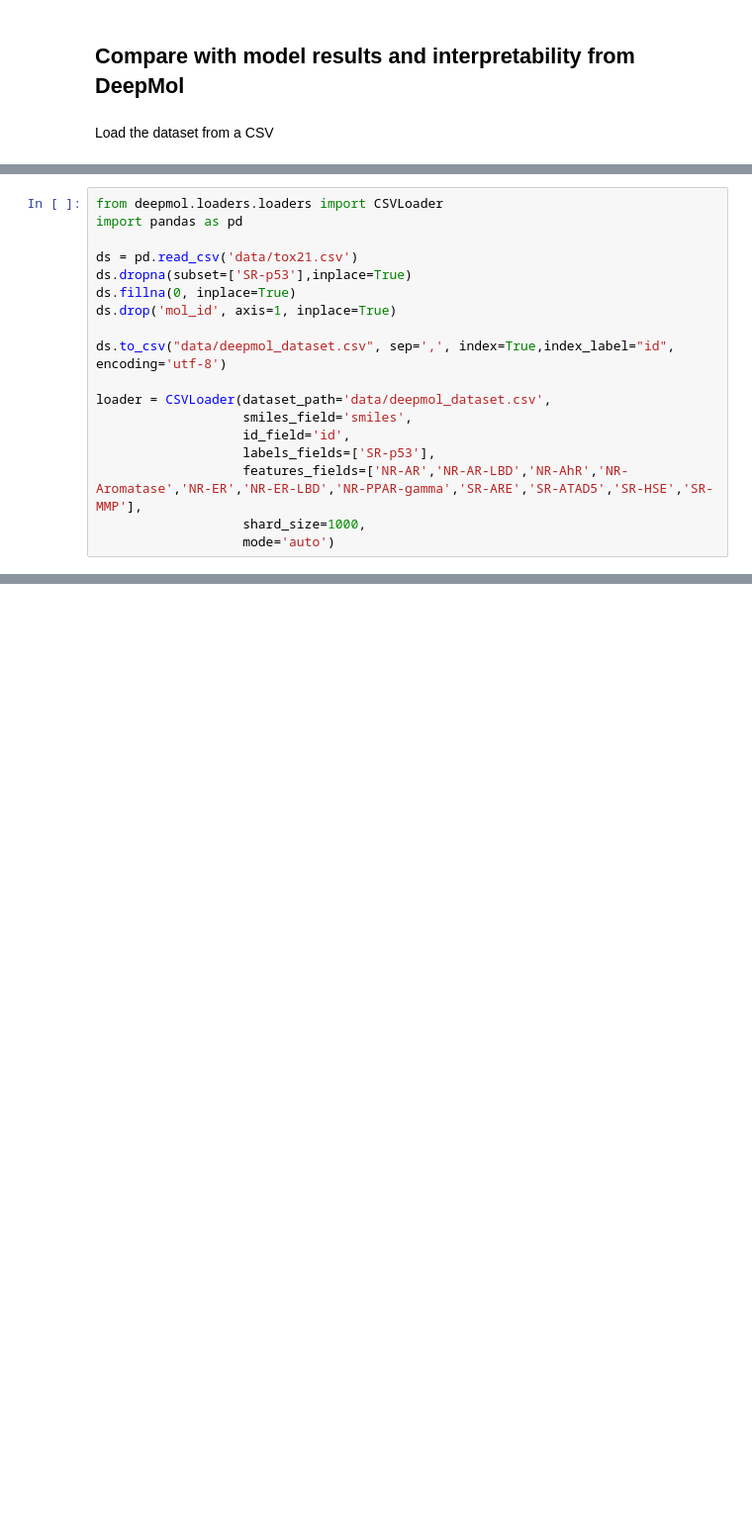
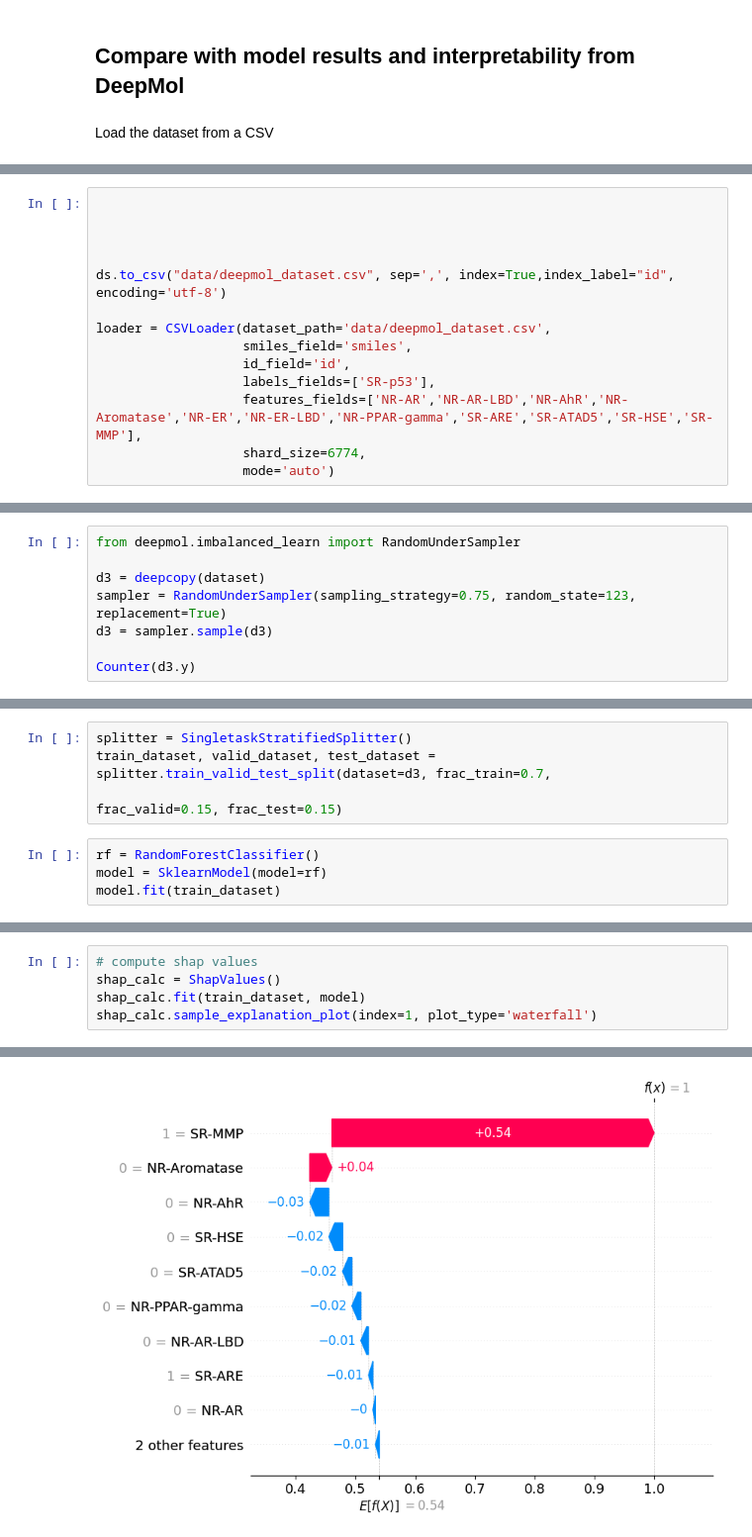
Before and after one commit to BernardGeorges/ProjetoAP, a Jupyter notebook: deepmol.ipynb, the cells around one changed output, grey strips where cells are left out. Shown at 99% size. Cells and saved outputs as stored; diff of their text form; blank space fills up the shorter version.

```diff
--- a/deepmol.ipynb
+++ b/deepmol.ipynb
@@ -5,11 +27,7 @@ Load the dataset from a CSV
 # %%
-from deepmol.loaders.loaders import CSVLoader
-import pandas as pd
 
-ds = pd.read_csv('data/tox21.csv')
-ds.dropna(subset=['SR-p53'],inplace=True)
-ds.fillna(0, inplace=True)
-ds.drop('mol_id', axis=1, inplace=True)
+
+
 
 ds.to_csv("data/deepmol_dataset.csv", sep=',', index=True,index_label="id", encoding='utf-8')
 
@@ -18,7 +36,7 @@ loader = CSVLoader(dataset_path='data/deepmol_dataset.csv',
                    id_field='id',
                    labels_fields=['SR-p53'],
                    features_fields=['NR-AR','NR-AR-LBD','NR-AhR','NR-Aromatase','NR-ER','NR-ER-LBD','NR-PPAR-gamma','SR-ARE','SR-ATAD5','SR-HSE','SR-MMP'],
-                   shard_size=1000,
+                   shard_size=6774,
                    mode='auto')
 # %%
 dataset = loader.create_dataset()
@@ -31,0 +55,8 @@ dataset.get_shape()
+# %%
+from deepmol.imbalanced_learn import RandomUnderSampler
+
+d3 = deepcopy(dataset)
+sampler = RandomUnderSampler(sampling_strategy=0.75, random_state=123, replacement=True)
+d3 = sampler.sample(d3)
+
+Counter(d3.y)
@@ -31,0 +65,8 @@ dataset.get_shape()
+# %%
+splitter = SingletaskStratifiedSplitter()
+train_dataset, valid_dataset, test_dataset = splitter.train_valid_test_split(dataset=d3, frac_train=0.7,
+                                                                             frac_valid=0.15, frac_test=0.15)
+# %%
+rf = RandomForestClassifier()
+model = SklearnModel(model=rf)
+model.fit(train_dataset)
@@ -31,0 +103,6 @@ dataset.get_shape()
+# %%
+# compute shap values
+shap_calc = ShapValues()
+shap_calc.fit(train_dataset, model)
+shap_calc.sample_explanation_plot(index=1, plot_type='waterfall')
+# %% [output]
@@ -31,0 +126 @@ dataset.get_shape()
+[figure, added]
```
Also changed, not shown: parts of 18 cells of this notebook, 2 other files.
